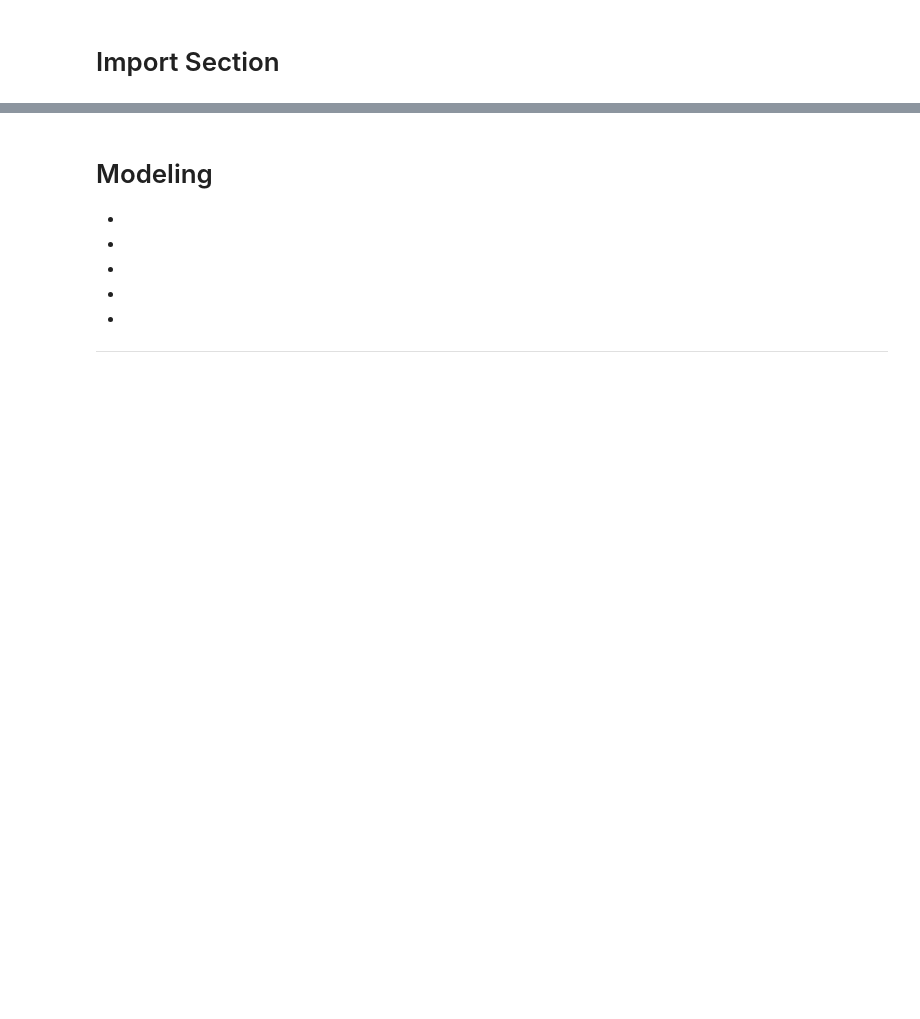
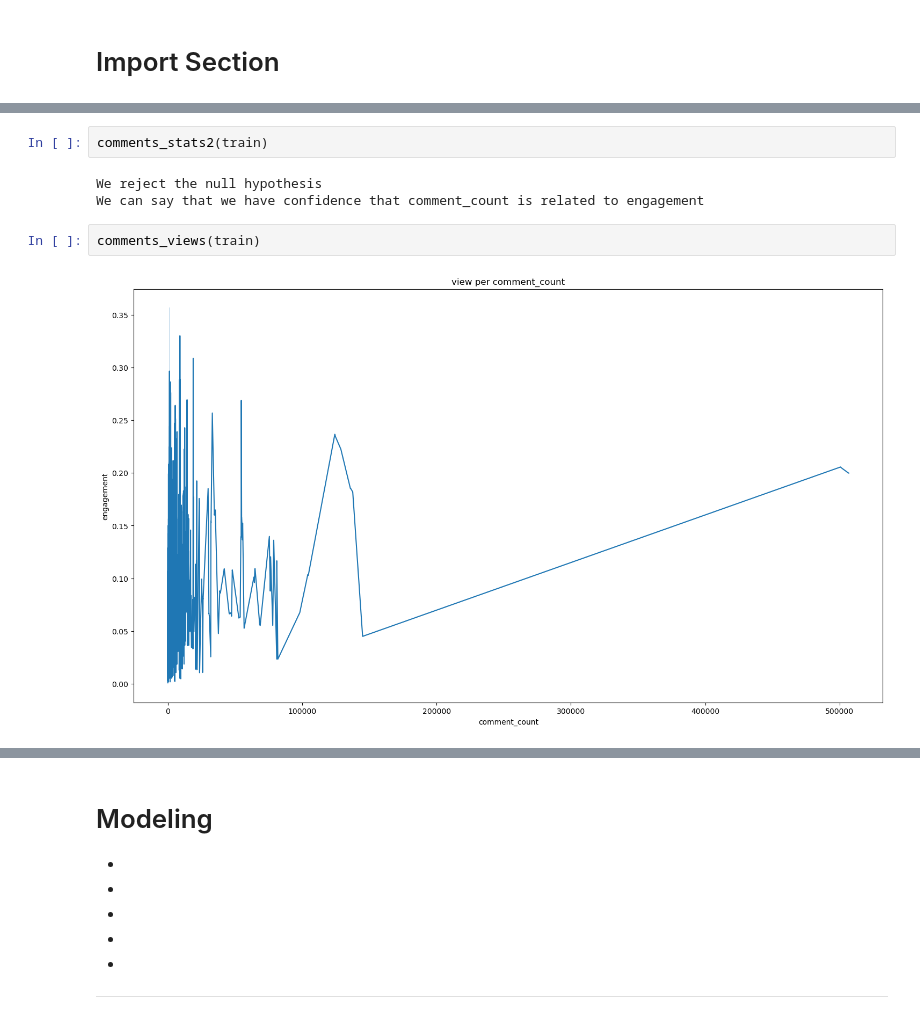
Before and after one commit to Youtube-Data-Analysis/top_200, a Jupyter notebook: final_report.ipynb, the cells around one changed output, grey strips where cells are left out. Cells and saved outputs as stored; diff of their text form; blank space fills up the shorter version.

```diff
--- a/final_report.ipynb
+++ b/final_report.ipynb
@@ -92,0 +152,9 @@ warnings.filterwarnings("ignore")
+# %%
+comments_stats2(train)
+# %% [output]
+We reject the null hypothesis
+We can say that we have confidence that comment_count is related to engagement
+# %%
+comments_views(train)
+# %% [output]
+[figure, added]
```
Also changed, not shown: parts of 47 cells of this notebook, 1 other file.
